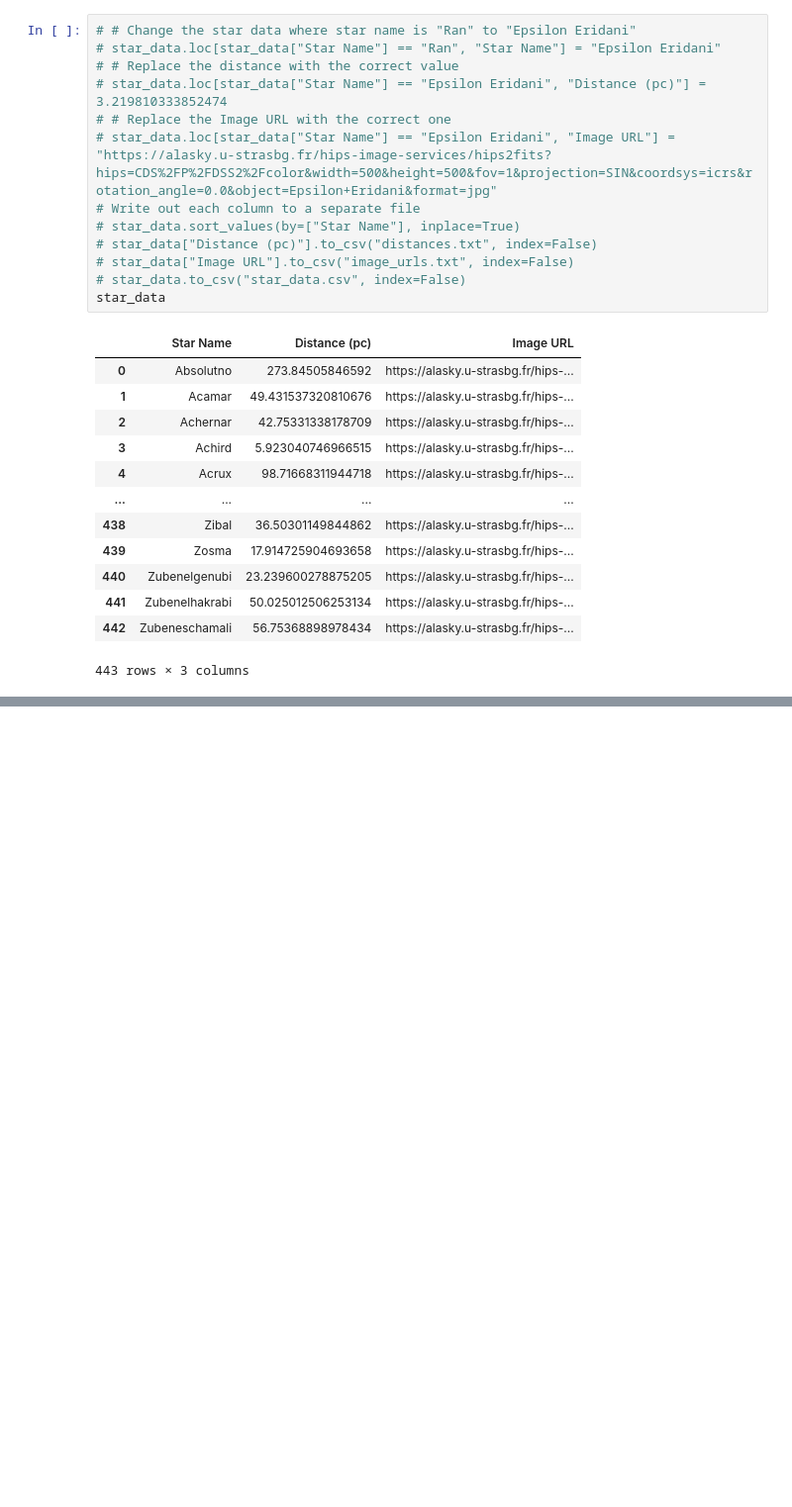
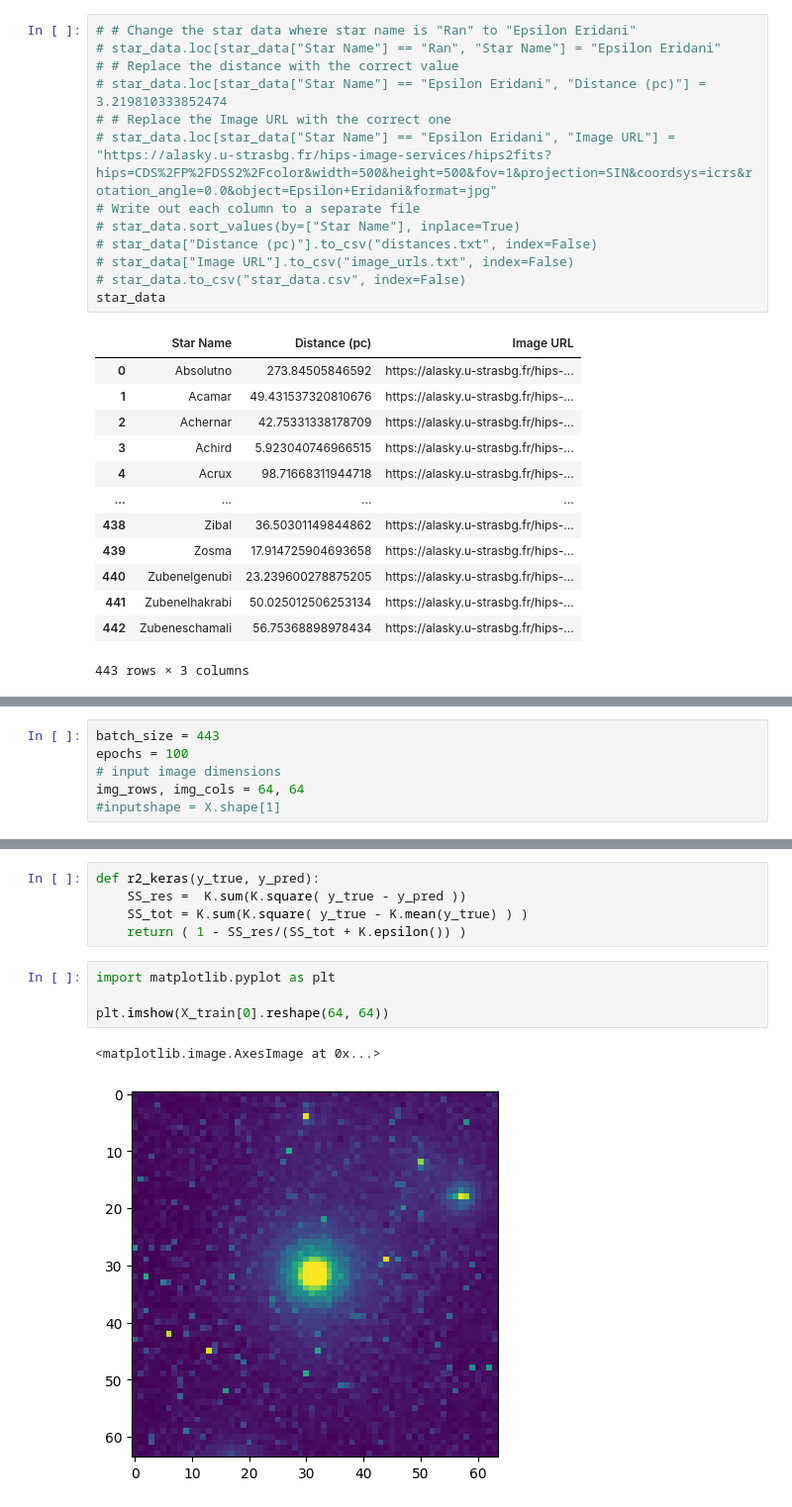
Before and after one commit to Jminding/StarClassification, a Jupyter notebook: test.ipynb, the cells around one changed output, grey strips where cells are left out. Shown at 99% size. Cells and saved outputs as stored; diff of their text form; blank space fills up the shorter version.

```diff
--- a/test.ipynb
+++ b/test.ipynb
@@ -186,0 +232,6 @@ star_data
+# %%
+batch_size = 443
+epochs = 100
+# input image dimensions
+img_rows, img_cols = 64, 64
+#inputshape = X.shape[1]
@@ -186,0 +258,12 @@ star_data
+# %%
+def r2_keras(y_true, y_pred):
+    SS_res =  K.sum(K.square( y_true - y_pred ))
+    SS_tot = K.sum(K.square( y_true - K.mean(y_true) ) )
+    return ( 1 - SS_res/(SS_tot + K.epsilon()) )
+# %%
+import matplotlib.pyplot as plt
+
+plt.imshow(X_train[0].reshape(64, 64))
+# %% [output]
+<matplotlib.image.AxesImage at 0x...>
+[figure, added]
```
Also changed, not shown: parts of 17 cells of this notebook, 6 other files.
